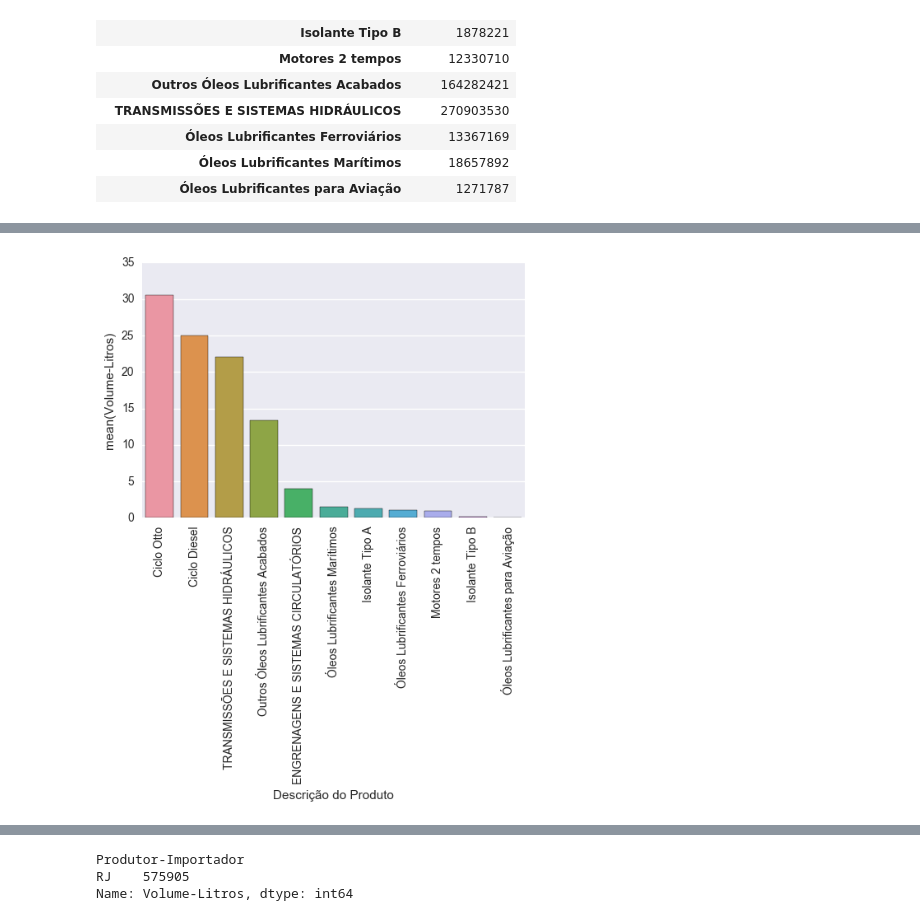
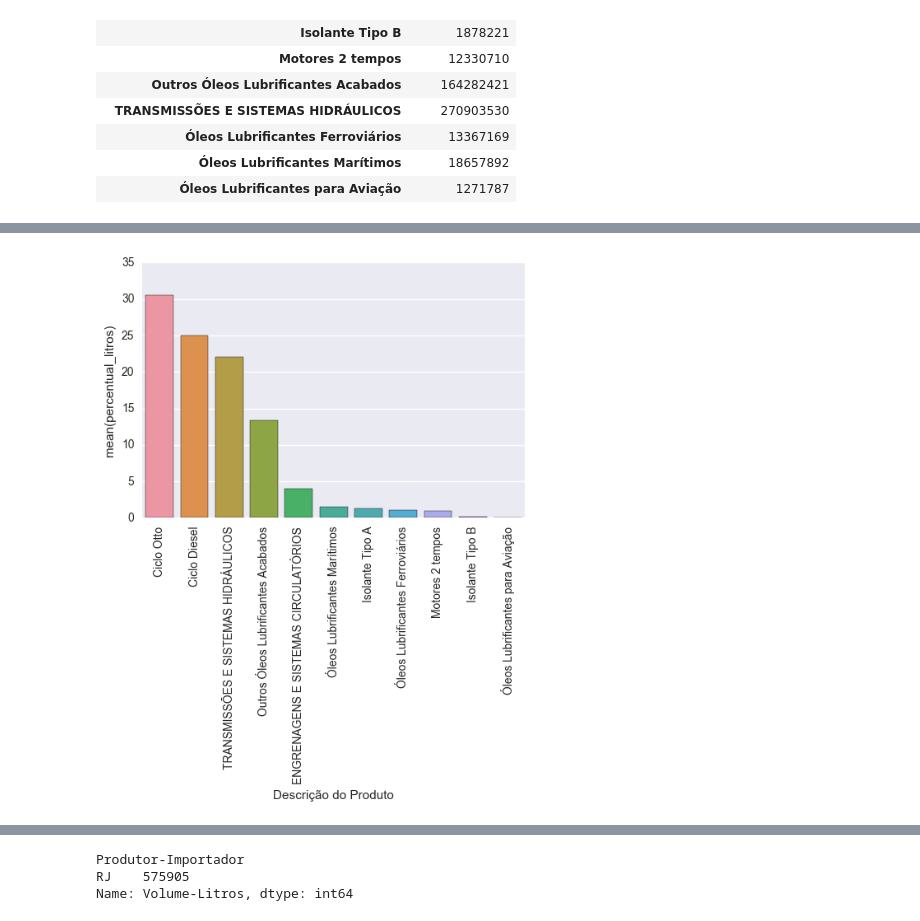
Before and after one commit to jaycwb/udacity, a Jupyter notebook: nanodegree/data_analyst/06_faca_visualizacao_de_dados_eficazes/notebooks/dados_anp_comercializacao_lubrificante.ipynb, the cells around one changed output, grey strips where cells are left out. Saved outputs shown, nothing was run; the diff lists cells and outputs as text; code cells hidden in the pictures.

```diff
--- a/nanodegree/data_analyst/06_faca_visualizacao_de_dados_eficazes/notebooks/dados_anp_comercializacao_lubrificante.ipynb
+++ b/nanodegree/data_analyst/06_faca_visualizacao_de_dados_eficazes/notebooks/dados_anp_comercializacao_lubrificante.ipynb
@@ -123,4 +265,4 @@ volume_categoria
 volume_categoria['Volume-Litros'] = volume_categoria['Volume-Litros'].apply(lambda x : float(x/total_vendas*100))
 # %%
 volume_categoria = volume_categoria.sort_values(by='Volume-Litros', ascending=False)
-volume_categoria
+volume_categoria.columns = ['percentual_litros']
@@ -141,9 +269,9 @@ volume_categoria
 # %%
 #PLOTAR O GRÁFICO QUE APRESENTA O PERCENTUAL DE VOLUME COMERCIALIZADO PARA CADA CATEGORIA DE OLAC
-g = sns.barplot(x=volume_categoria.index, y='Volume-Litros', data=volume_categoria)
+g = sns.barplot(x=volume_categoria.index, y='percentual_litros', data=volume_categoria)
 g.set_xticklabels(rotation=90, labels=volume_categoria.index);
 # %% [output]
-[figure, old version]
+[figure, new version]
 # %%
 vendas_estado = vendas.copy()
 #TROCAR O NOME DA EMPRESA (PRODUTOR-IMPORTADOR) PELO UF ONDE ESTÁ LOCALIZADO A PLANTA DE PRODUÇÃO.
```
Also changed, not shown: parts of 15 cells of this notebook.
